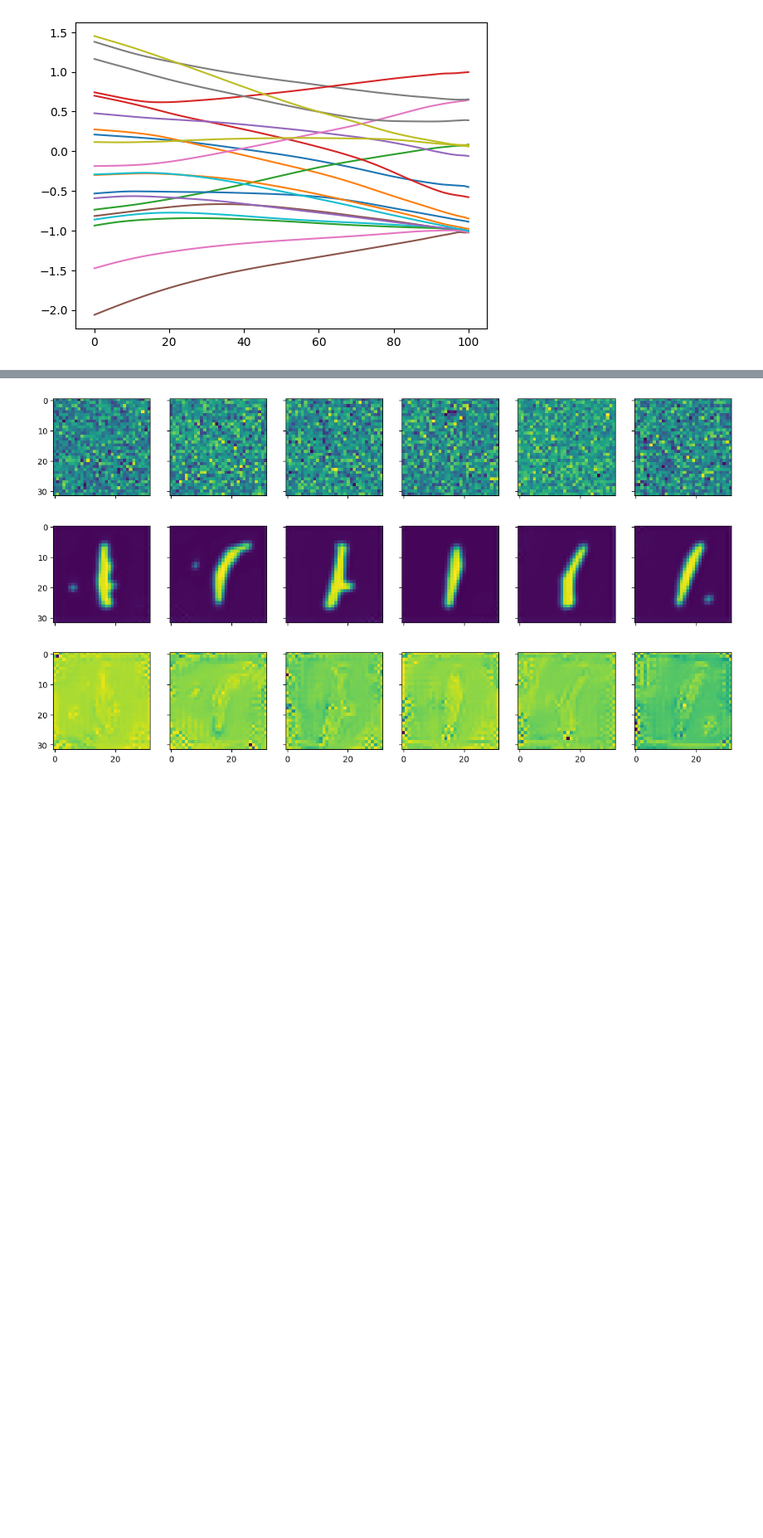
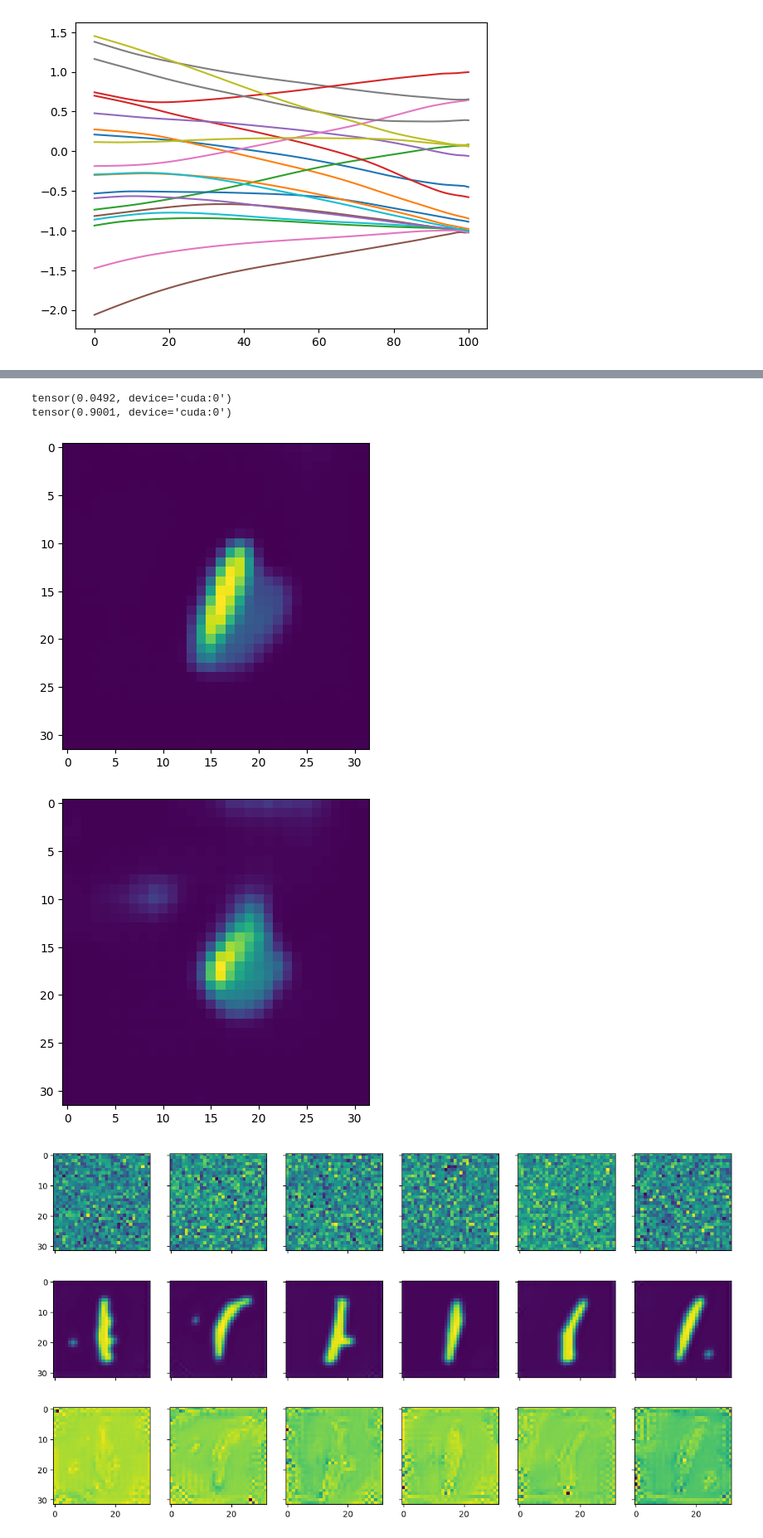
Before and after one commit to HeiseMax/RectifiedFlow, a Jupyter notebook: MNIST_1a4_Unet_big.ipynb, the cells around one changed output, grey strips where cells are left out. Shown at 83% size. Cells and saved outputs as stored; diff of their text form; code cells hidden in the pictures; blank space fills up the shorter version.

```diff
--- a/MNIST_1a4_Unet_big.ipynb
+++ b/MNIST_1a4_Unet_big.ipynb
@@ -155,0 +164,14 @@ plt.show()
+# %%
+class classifer_1a4(Module):
+    def __init__(self):
+        super().__init__()
+
+        self.NN = Sequential(Linear(32*32, 32*64, device=device),
+        Linear(32*64, 32*64, device=device),
+        Linear(32*64, 32*16, device=device),
+        Linear(32*16, 32*1, device=device),
+        Linear(32*1, 2, device=device))
+
+    def forward(self, x):
+        out = self.NN(x)
+        return out
@@ -156,3 +273,19 @@ plt.show()
+# %%
+print(torch.std(four))
+print(torch.std(img_init))
+# %% [output]
+tensor(0.0492, device='cuda:0')
+tensor(0.9001, device='cuda:0')
+# %%
+img = rectified_flow_1.sample_ode(one.reshape(1,1,32,32), 100)[-1].detach().cpu().numpy()
+plt.imshow(img[0,0])
+plt.show()
+img = rectified_flow_1.sample_ode(four.reshape(1,1,32,32), 100)[-1].detach().cpu().numpy()
+plt.imshow(img[0,0])
+plt.show()
+# %% [output]
+[figure, added]
+[figure, added]
 # %%
 rows = 3
 columns = 6
```
Also changed, not shown: parts of 12 cells of this notebook, 11 other files.
